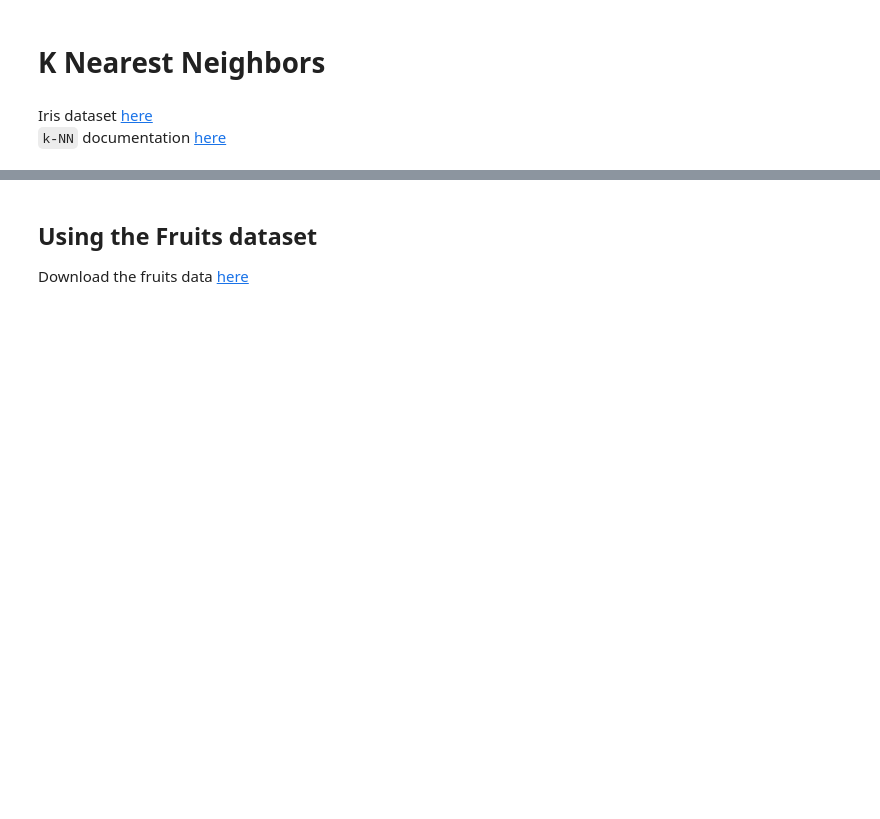
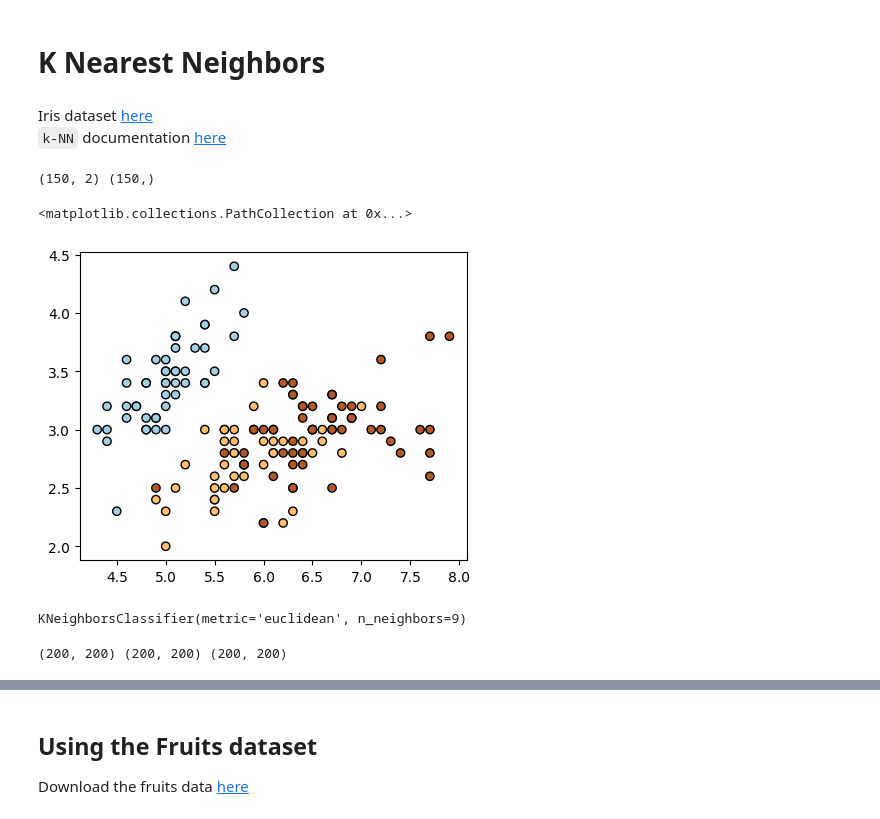
Before and after one commit to rubenfonnegra/machine_learning, a Jupyter notebook: Sem_03/kNN.ipynb, the cells around one changed output, grey strips where cells are left out. Saved outputs shown, nothing was run; the diff lists cells and outputs as text; code cells hidden in the pictures; blank space fills up the shorter version.

```diff
--- a/Sem_03/kNN.ipynb
+++ b/Sem_03/kNN.ipynb
@@ -10,15 +10,27 @@ from sklearn.neighbors import KNeighborsClassifier as kNN
 from sklearn.datasets import load_iris # Iris dataset
 # %%
 iris = load_iris() # Load the iris dataset
-iris_x = _ # Features. We'll pick 2
-iris_y = _ # Labels
+iris_x = iris.data[:,0:2] # Features. We'll pick 2
+iris_y = iris.target # Labels
 
 # Print shapes
-print ( _ )
+print ( iris_x.shape,iris_y.shape )
+# %% [output]
+(150, 2) (150,)
+# %%
+#diagrama de dispercion
+
+_,ax = plt.subplots(figsize=(5,4))
+ax.scatter (iris_x[:,0],iris_x[:,1], c=iris_y,edgecolors='k', cmap='Paired')
+# %% [output]
+<matplotlib.collections.PathCollection at 0x...>
+[figure, added]
 # %%
 # Instance kNN object
-n_neighbors = _
-knn = kNN(n_neighbors = _ , metric = "euclidean")
+n_neighbors = 9
+knn = kNN(n_neighbors = n_neighbors , metric = "euclidean")
 
 # Training
-knn.fit( _ , _ ) # (num_samples, num_features), (num_samples)
+knn.fit( iris_x , iris_y ) # (num_samples, num_features), (num_samples)
+# %% [output]
+KNeighborsClassifier(metric='euclidean', n_neighbors=9)
@@ -27,0 +37,19 @@ _
+# %%
+## Plot decision boundaries
+#fronteras de desiciones,
+h_min,h_max = iris_x[:,0].min()-0.1, iris_x[:,0].max()+0.1
+v_min,v_max = iris_x[:,1].min()-0.1, iris_x[:,1].max()+0.1
+
+#cuadricula
+h_grid, v_grid = np.meshgrid(np.linspace(h_min,h_max,200), np.linspace(v_min,v_max,200))
+
+#calcular predicciones
+
+pred_grid = knn.predict(np.c_[h_grid.ravel(),v_grid.ravel()])
+
+#reshape predicion
+
+pred_grid = pred_grid.reshape(h_grid.shape)
+print(h_grid.shape, v_grid.shape, pred_grid.shape)
+# %% [output]
+(200, 200) (200, 200) (200, 200)
```
Also changed, not shown: parts of 9 cells of this notebook.
